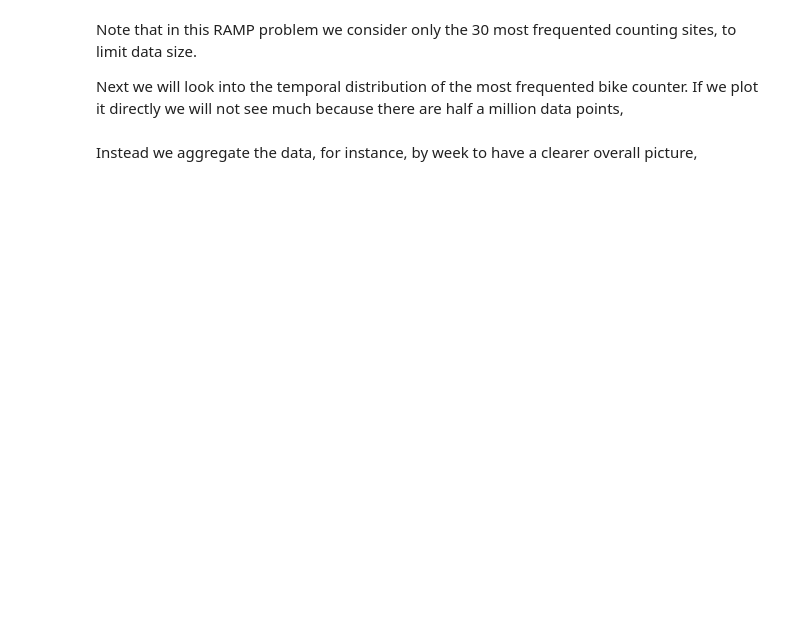
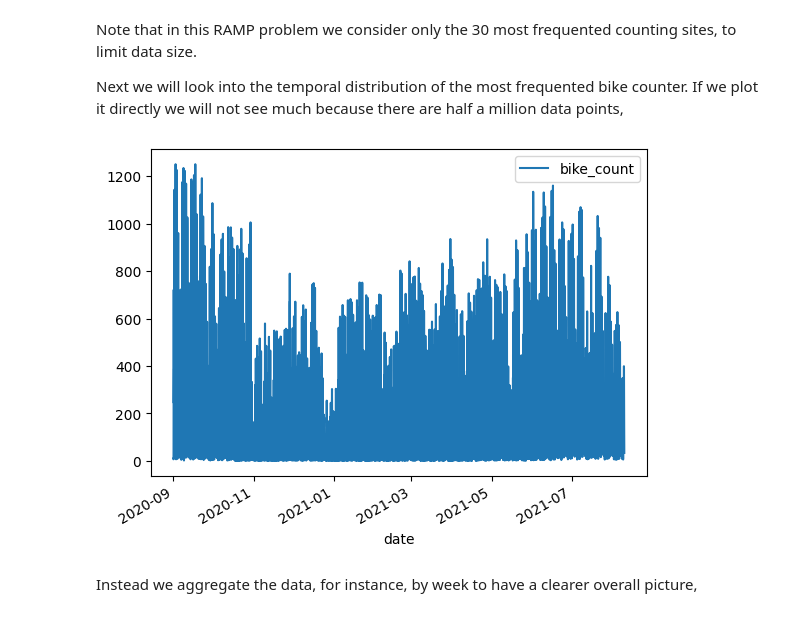
Before and after one commit to ramp-kits/bike_counters, a Jupyter notebook: bike_counters_starting_kit.ipynb, the cells around one changed output. Cells and saved outputs as stored; diff of their text form; code cells hidden in the pictures; blank space fills up the shorter version.

```diff
--- a/bike_counters_starting_kit.ipynb
+++ b/bike_counters_starting_kit.ipynb
@@ -78,7 +132,10 @@ Next we will look into the temporal distribution of the most frequented bike cou
 # %%
 mask = data["counter_name"] == "Totem 73 boulevard de Sébastopol S-N"
 
-data[mask].plot(x="date", y="bike_count")
+data.sort_values(by="date")[mask].plot(x="date", y="bike_count")
+plt.show()
+# %% [output]
+[figure, added]
 # %% [markdown]
 Instead we aggregate the data, for instance, by week to have a clearer overall picture,
 # %%
```
Also changed, not shown: parts of 23 cells of this notebook.
